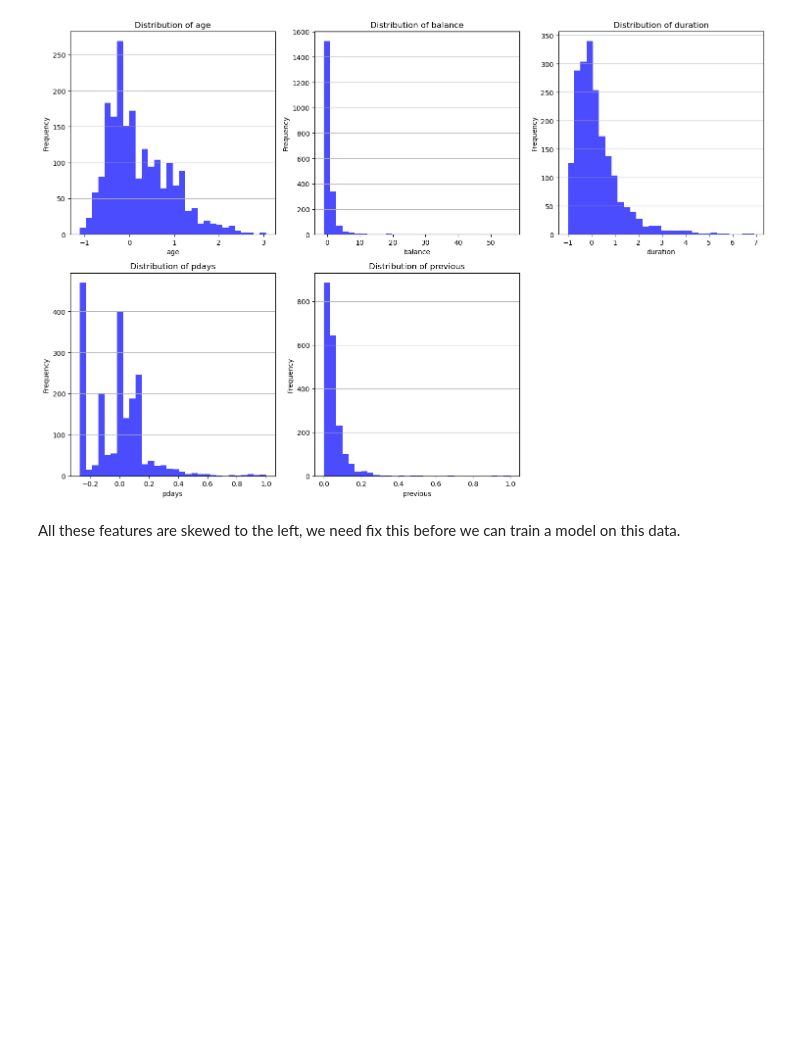
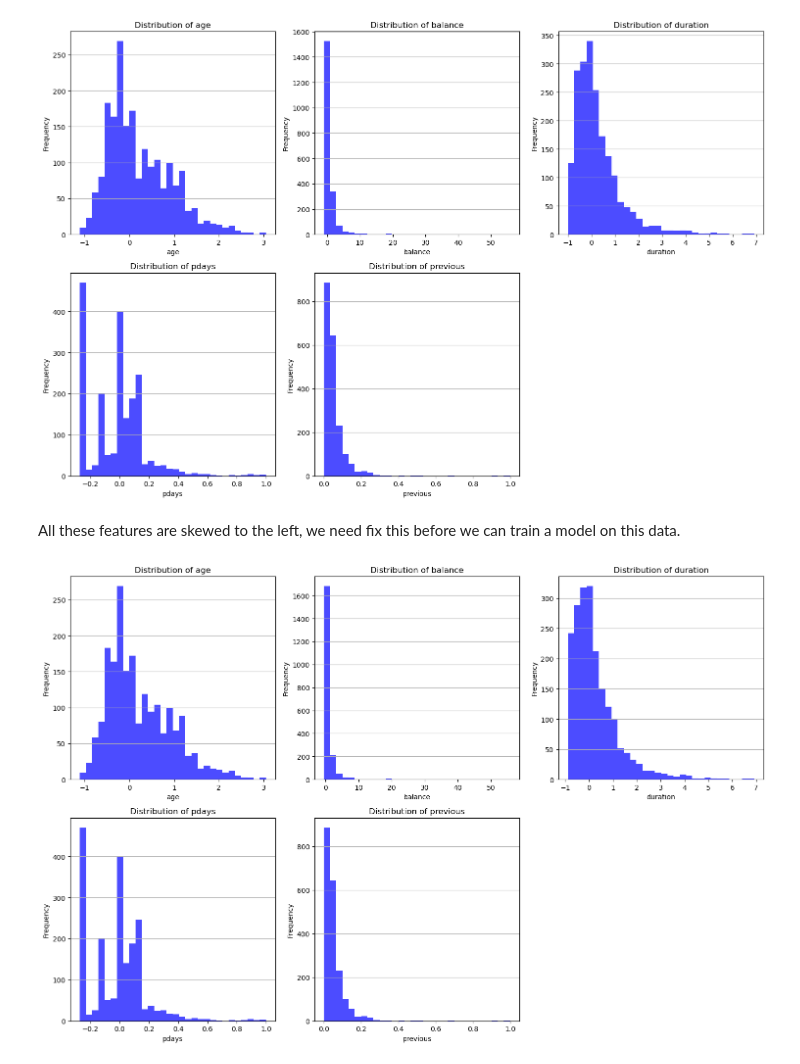
Before and after one commit to brian-mortimer/cs5062-etivity1, a Jupyter notebook: etivity1.ipynb, the cells around one changed output. Cells and saved outputs as stored; diff of their text form; code cells hidden in the pictures; blank space fills up the shorter version.

```diff
--- a/etivity1.ipynb
+++ b/etivity1.ipynb
@@ -780,3 +799,21 @@ All these features are skewed to the left, we need fix this before we can train
+# %%
+# Columns with outliers
+outlier_columns = ['age', 'balance', 'duration', 'pdays', 'previous']
+
+# Create a figure with subplots for each column
+plt.figure(figsize=(15, 10))
+# Plot the distribution of each column
+for i, col in enumerate(outlier_columns, 1):
+    plt.subplot(2, 3, i)
+    plt.hist(df[col], bins=30, color='blue', alpha=0.7)
+    plt.title(f'Distribution of {col}')
+    plt.xlabel(col)
+    plt.ylabel('Frequency')
+    plt.grid(axis='y')
+plt.tight_layout()
+plt.show()
+# %% [output]
+[figure, added]
 # %%
 df[outlier_columns].min()
 # %% [output]
```
Also changed, not shown: parts of 27 cells of this notebook, 1 other file.
